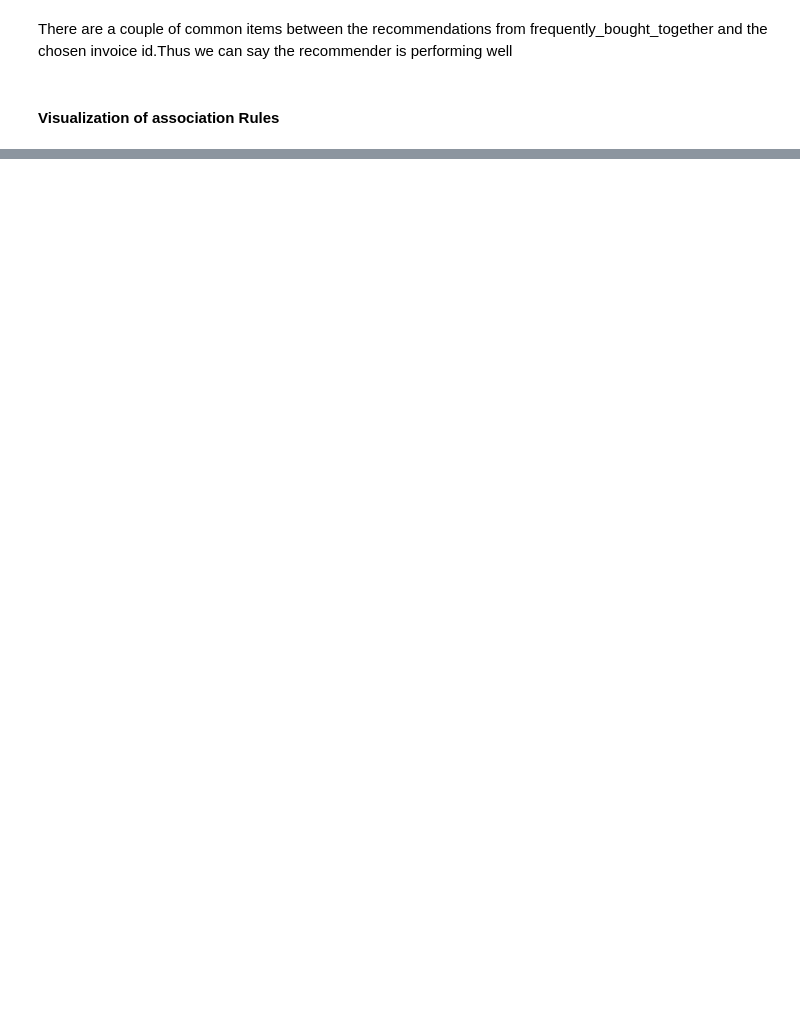
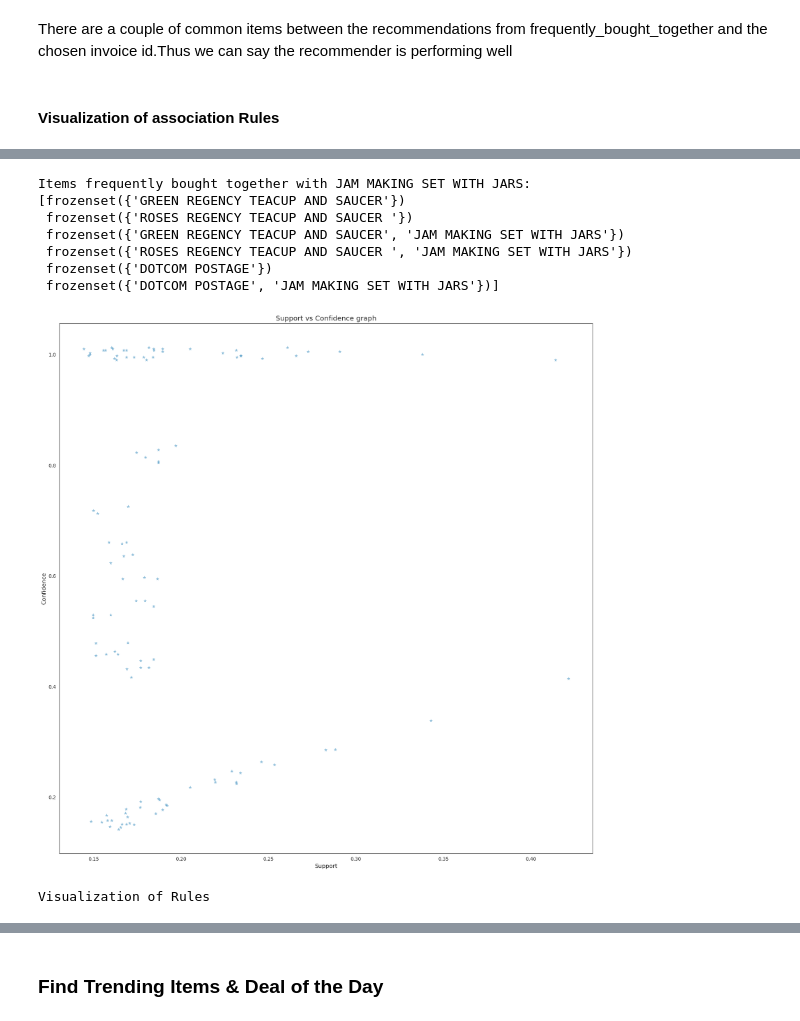
Before and after one commit to vidisha999/Building-Recommendation-system-using-Rule-Based-Market-Basket-Analysis-methods, a Jupyter notebook: Notebook/rule and markets baseket.ipynb, the cells around one changed output, grey strips where cells are left out. Saved outputs shown, nothing was run; the diff lists cells and outputs as text; code cells hidden in the pictures; blank space fills up the shorter version.

```diff
--- a/Notebook/rule and markets baseket.ipynb
+++ b/Notebook/rule and markets baseket.ipynb
@@ -796,0 +825,12 @@ def wooden_star_graph(rules, no_of_rules):
+# %%
+visualize_rules('JAM MAKING SET WITH JARS',6)
+# %% [output]
+Items frequently bought together with JAM MAKING SET WITH JARS:
+[frozenset({'GREEN REGENCY TEACUP AND SAUCER'})
+ frozenset({'ROSES REGENCY TEACUP AND SAUCER '})
+ frozenset({'GREEN REGENCY TEACUP AND SAUCER', 'JAM MAKING SET WITH JARS'})
+ frozenset({'ROSES REGENCY TEACUP AND SAUCER ', 'JAM MAKING SET WITH JARS'})
+ frozenset({'DOTCOM POSTAGE'})
+ frozenset({'DOTCOM POSTAGE', 'JAM MAKING SET WITH JARS'})]
+[figure, added]
+Visualization of Rules
@@ -796,0 +838,2 @@ def wooden_star_graph(rules, no_of_rules):
+# %% [markdown]
+### Find Trending Items  & Deal of the Day
```
Also changed, not shown: parts of 18 cells of this notebook.
